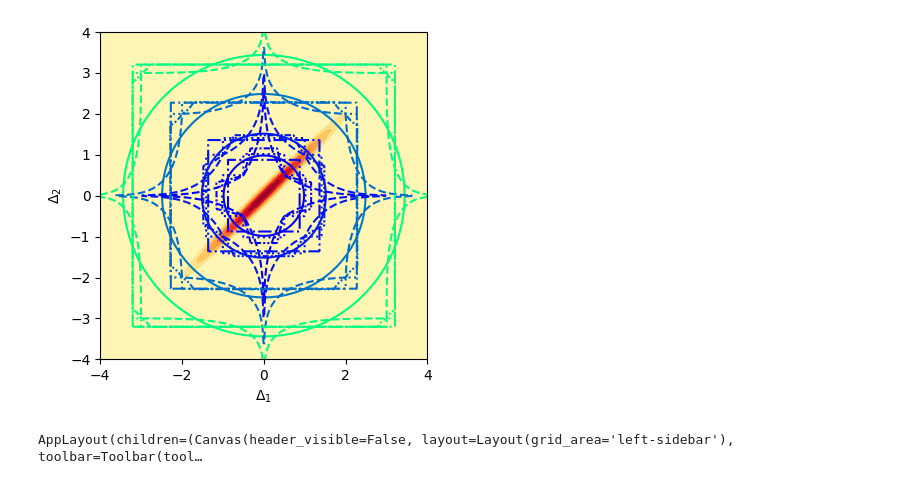
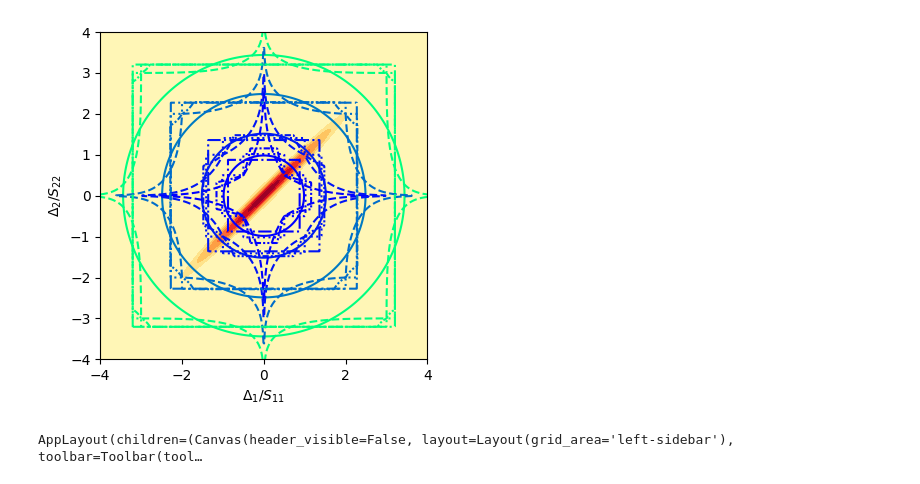
Before and after one commit to ast0815/covfit, a Jupyter notebook: confidence.ipynb, the cells around one changed output. Saved outputs shown, nothing was run; the diff lists cells and outputs as text; code cells hidden in the pictures.

```diff
--- a/confidence.ipynb
+++ b/confidence.ipynb
@@ -22,8 +22,8 @@ fig.canvas.header_visible = False
 plt.ion()
 fig.tight_layout()
 ax.set_aspect("equal")
-ax.set_xlabel(r"$\Delta_1$")
-ax.set_ylabel(r"$\Delta_2$")
+ax.set_xlabel(r"$\Delta_1 / S_{11}$")
+ax.set_ylabel(r"$\Delta_2 / S_{22}$")
 
 cmap = "winter"
 cont = {}
@@ -36,34 +36,34 @@ cont["fitted"] = ax.contour(xx, yy, zz, levels=l1, cmap=cmap, linestyles="dashdo
 zz = invariant1(data)
 cont["invariant 1"] = ax.contour(xx, yy, zz, levels=l1, cmap=cmap, linestyles="dashed")
 
 zz = invariant2(data)
 cont["invariant 2"] = ax.contour(xx, yy, zz, levels=l1, cmap=cmap, linestyles="dotted")
 
 zz = invariant3(data, alpha=2/3)
 cont["invariant 3"] = ax.contour(xx, yy, zz, levels=l1, cmap=cmap, linestyles=[(0,(3,1,1,1,1,1))])
 
 # Add some "data"
 cmap = "YlOrRd"
 dat = {}
 dist = multivariate_normal(mean=[0,0], cov=[[1,0],[0,1]])
 zz = dist.pdf(data)
 dat["0% corr"] = ax.contourf(xx, yy, zz, cmap=cmap)
 
 dist = multivariate_normal(mean=[0,0], cov=[[1,.5],[.5,1]])
 zz = dist.pdf(data)
 dat["50% corr"] = ax.contourf(xx, yy, zz, cmap=cmap)
 
 dist = multivariate_normal(mean=[0,0], cov=[[1,.9],[.9,1]])
 zz = dist.pdf(data)
 dat["90% corr"] = ax.contourf(xx, yy, zz, cmap=cmap)
 
 dist = multivariate_normal(mean=[0,0], cov=[[1,.99],[.99,1]])
 zz = dist.pdf(data)
 dat["99% corr"] = ax.contourf(xx, yy, zz, cmap=cmap)
 
 display(fig)
 # %% [output]
-[figure, old version]
+[figure, new version]
 # %%
 # Interactive plot
 import ipywidgets as widgets
```
Also changed, not shown: parts of 1 cell of this notebook, 7 other files.
